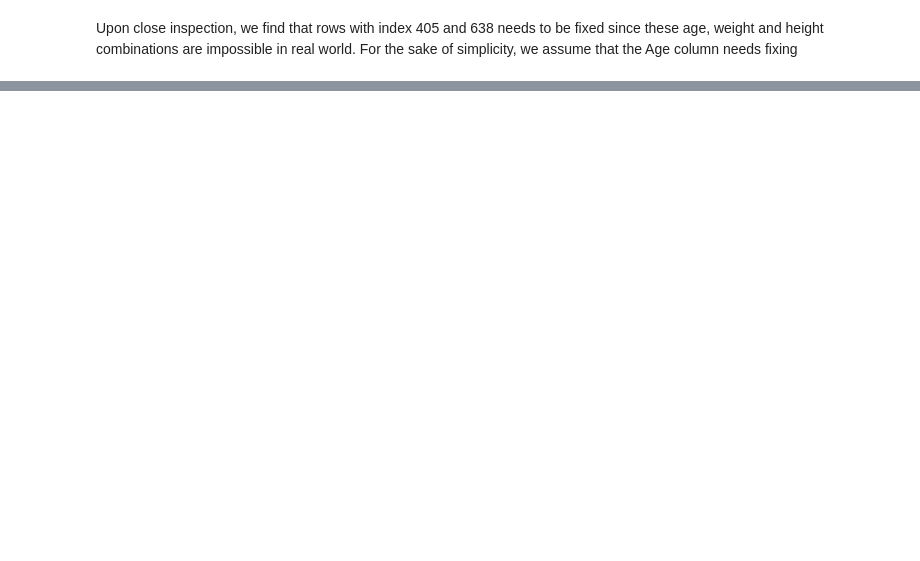
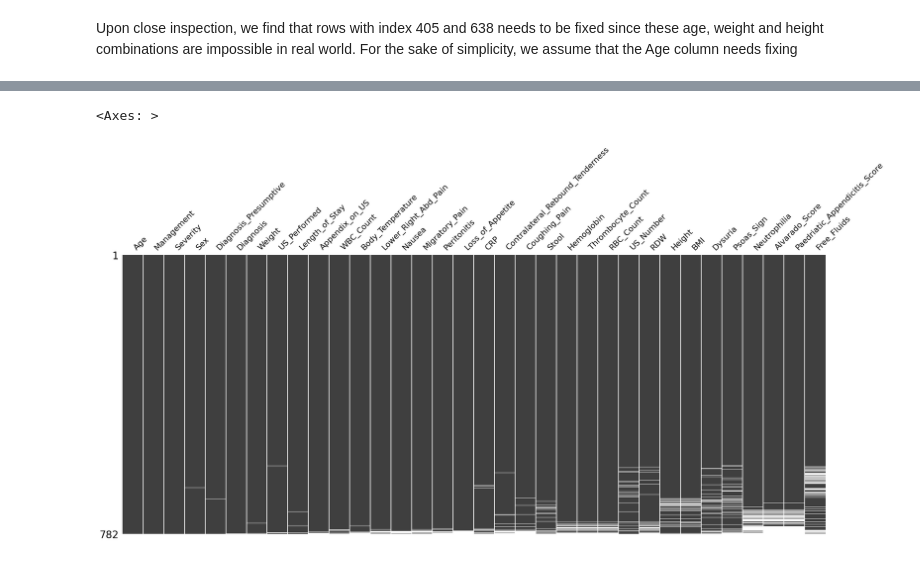
Before and after one commit to keshav-chauhan/assessmentprog2, a Jupyter notebook: assessment2.ipynb, the cells around one changed output, grey strips where cells are left out. Saved outputs shown, nothing was run; the diff lists cells and outputs as text; code cells hidden in the pictures; blank space fills up the shorter version.

```diff
--- a/assessment2.ipynb
+++ b/assessment2.ipynb
@@ -168,0 +196,10 @@ For the sake of simplicity, we assume that the Age column needs fixing
+# %%
+# Now let's see how the dataset looks after filtering (i.e. app_data_new dataframe)
+
+# Sorting the dataset w.r.t. null values
+sorted_data = msno.nullity_sort(app_data_new, sort='descending')
+# Plotting the matrix of missing values
+msno.matrix(sorted_data, sparkline=False)
+# %% [output]
+<Axes: >
+[figure, added]
```
Also changed, not shown: parts of 7 cells of this notebook, 1 other file.
